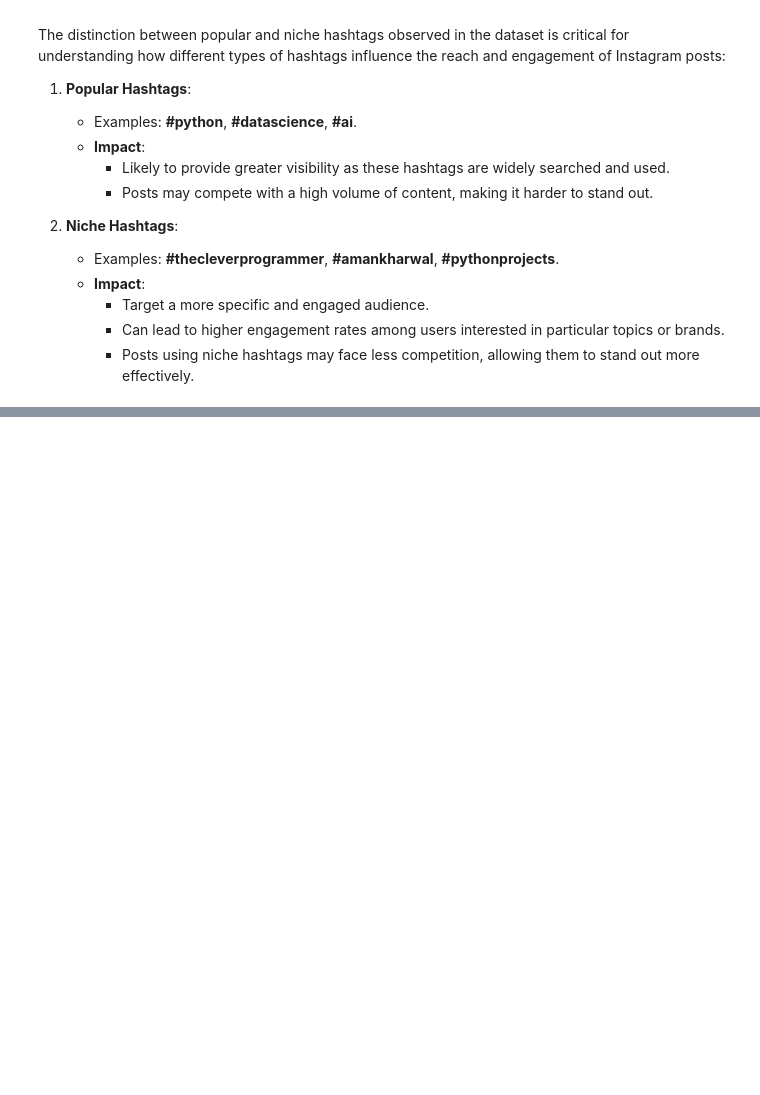
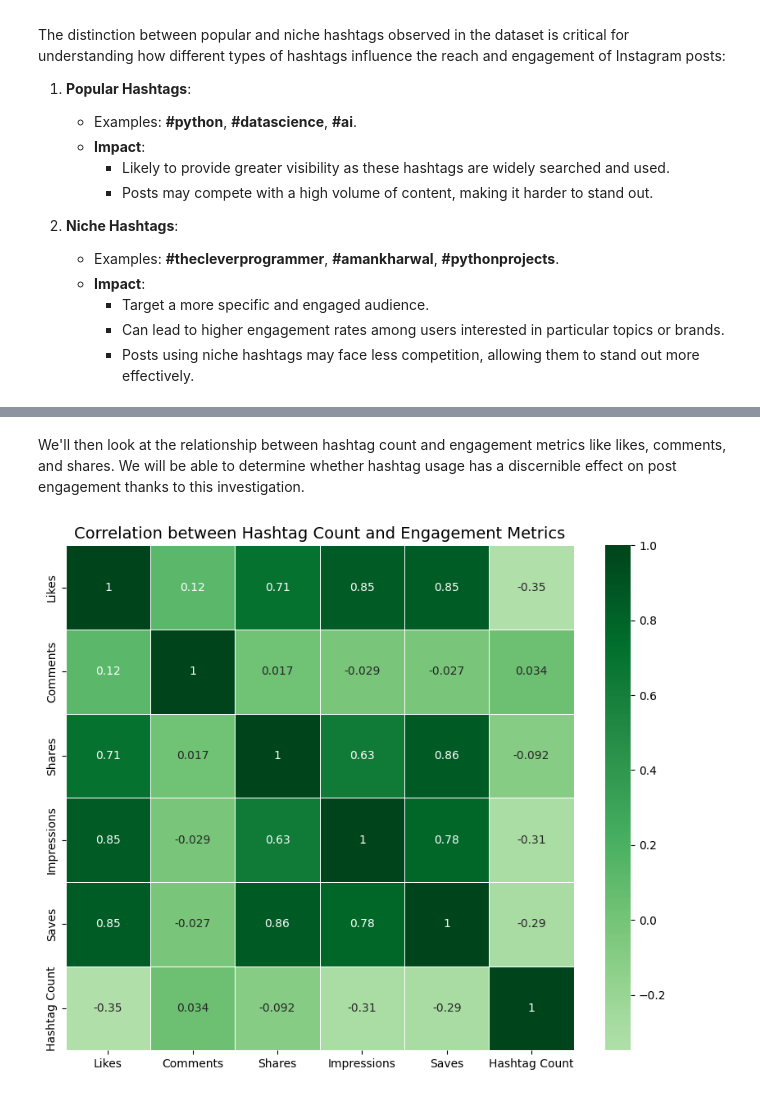
Before and after one commit to Payal2000/Crash-Course-in-Causality-Written-Section-Payal-Nagaonkar, a Jupyter notebook: Crash_Course_in_Causality.ipynb, the cells around one changed output, grey strips where cells are left out. Cells and saved outputs as stored; diff of their text form; code cells hidden in the pictures; blank space fills up the shorter version.

```diff
--- a/Crash_Course_in_Causality.ipynb
+++ b/Crash_Course_in_Causality.ipynb
@@ -556,0 +577,19 @@ The distinction between popular and niche hashtags observed in the dataset is cr
+# %% [markdown]
+We'll then look at the relationship between hashtag count and engagement metrics like likes, comments, and shares. We will be able to determine whether hashtag usage has a discernible effect on post engagement thanks to this investigation.
+# %%
+import seaborn as sns
+import matplotlib.pyplot as plt
+
+# Define the engagement metrics
+engagement_metrics = ['Likes', 'Comments', 'Shares', 'Impressions', 'Saves']
+
+# Compute the correlation matrix
+correlations = data[engagement_metrics + ['Hashtag Count']].corr()
+
+# Plot the heatmap with a new color scheme
+plt.figure(figsize=(10, 8))
+sns.heatmap(correlations, annot=True, cmap='Greens', center=0, linewidths=0.5)
+plt.title('Correlation between Hashtag Count and Engagement Metrics', fontsize=14)
+plt.show()
+# %% [output]
+[figure, added]
```
Also changed, not shown: parts of 7 cells of this notebook.
